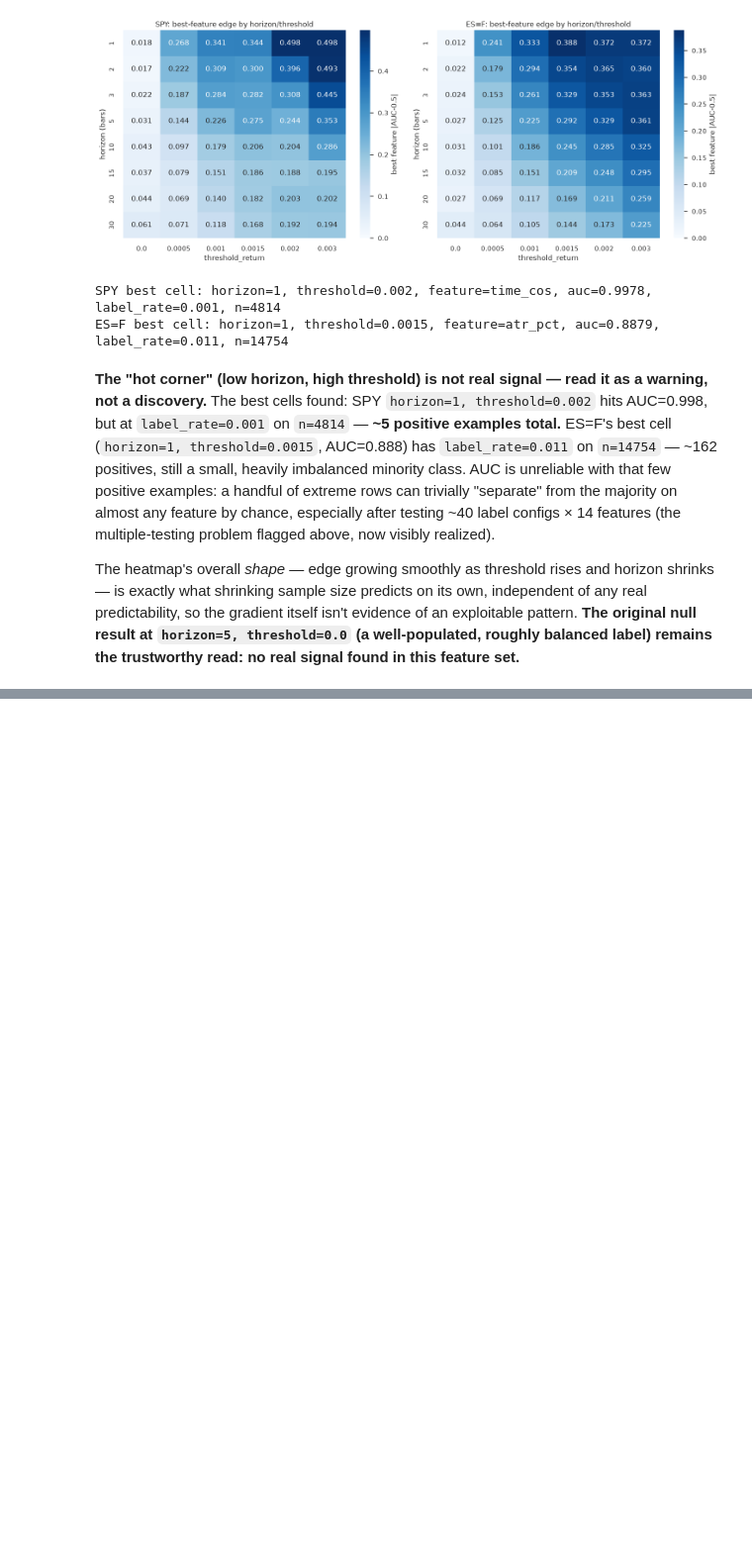
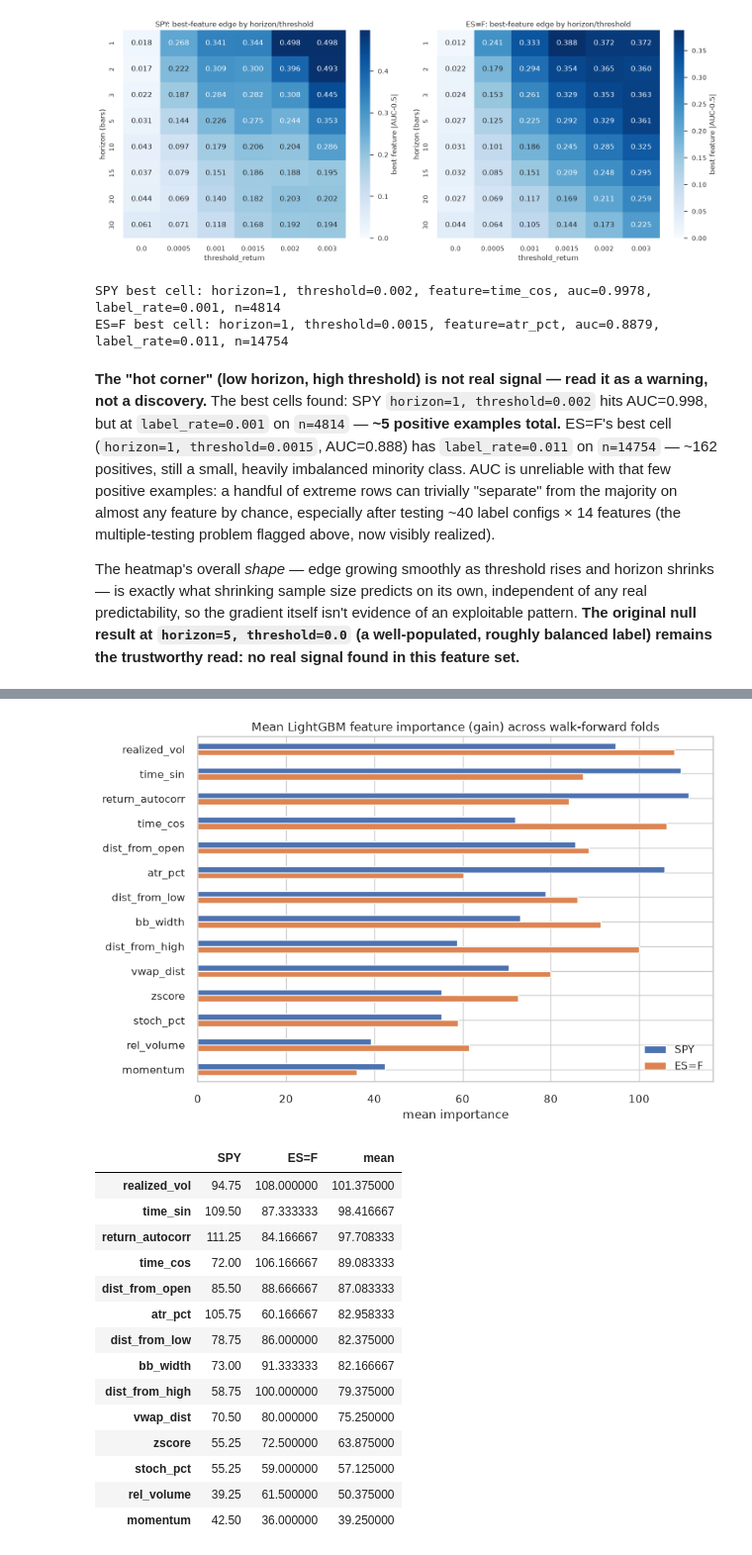
Before and after one commit to GerritJBekker/model-pipeline, a Jupyter notebook: src/mean_reversion.ipynb, the cells around one changed output, grey strips where cells are left out. Shown at 99% size. Cells and saved outputs as stored; diff of their text form; code cells hidden in the pictures; blank space fills up the shorter version.

```diff
--- a/src/mean_reversion.ipynb
+++ b/src/mean_reversion.ipynb
@@ -499,0 +748,33 @@ balanced label) remains the trustworthy read: no real signal found in this featu
+# %%
+combined_importance = pd.DataFrame(
+    {"SPY": spy_importance.mean(axis=1), "ES=F": es_importance.mean(axis=1)}
+)
+combined_importance["mean"] = combined_importance.mean(axis=1)
+combined_importance = combined_importance.sort_values("mean", ascending=False)
+
+fig, ax = plt.subplots(figsize=(9, 6))
+combined_importance[["SPY", "ES=F"]].plot(kind="barh", ax=ax)
+ax.invert_yaxis()
+ax.set_title("Mean LightGBM feature importance (gain) across walk-forward folds")
+ax.set_xlabel("mean importance")
+fig.tight_layout()
+plt.show()
+
+combined_importance
+# %% [output]
+[figure, added]
+|  | SPY | ES=F | mean |
+| realized_vol | 94.75 | 108.000000 | 101.375000 |
+| time_sin | 109.50 | 87.333333 | 98.416667 |
+| return_autocorr | 111.25 | 84.166667 | 97.708333 |
+| time_cos | 72.00 | 106.166667 | 89.083333 |
+| dist_from_open | 85.50 | 88.666667 | 87.083333 |
+| atr_pct | 105.75 | 60.166667 | 82.958333 |
+| dist_from_low | 78.75 | 86.000000 | 82.375000 |
+| bb_width | 73.00 | 91.333333 | 82.166667 |
+| dist_from_high | 58.75 | 100.000000 | 79.375000 |
+| vwap_dist | 70.50 | 80.000000 | 75.250000 |
+| zscore | 55.25 | 72.500000 | 63.875000 |
+| stoch_pct | 55.25 | 59.000000 | 57.125000 |
+| rel_volume | 39.25 | 61.500000 | 50.375000 |
+| momentum | 42.50 | 36.000000 | 39.250000 |
```
Also changed, not shown: parts of 8 cells of this notebook, 3 other files.
